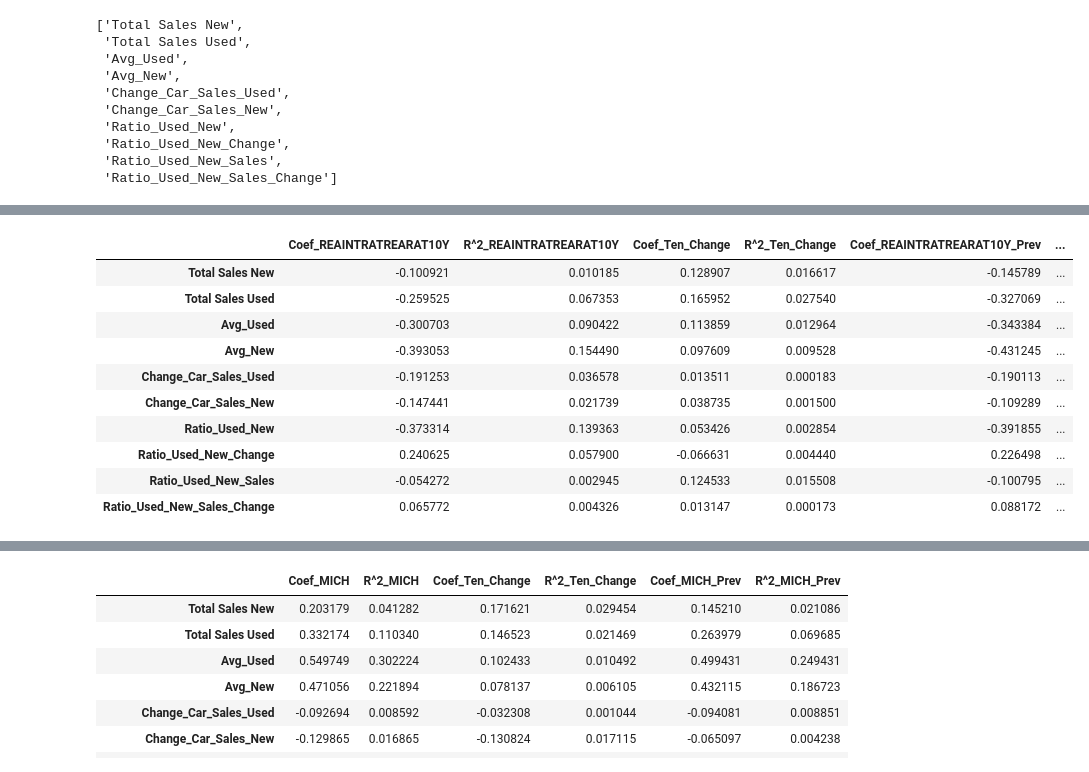
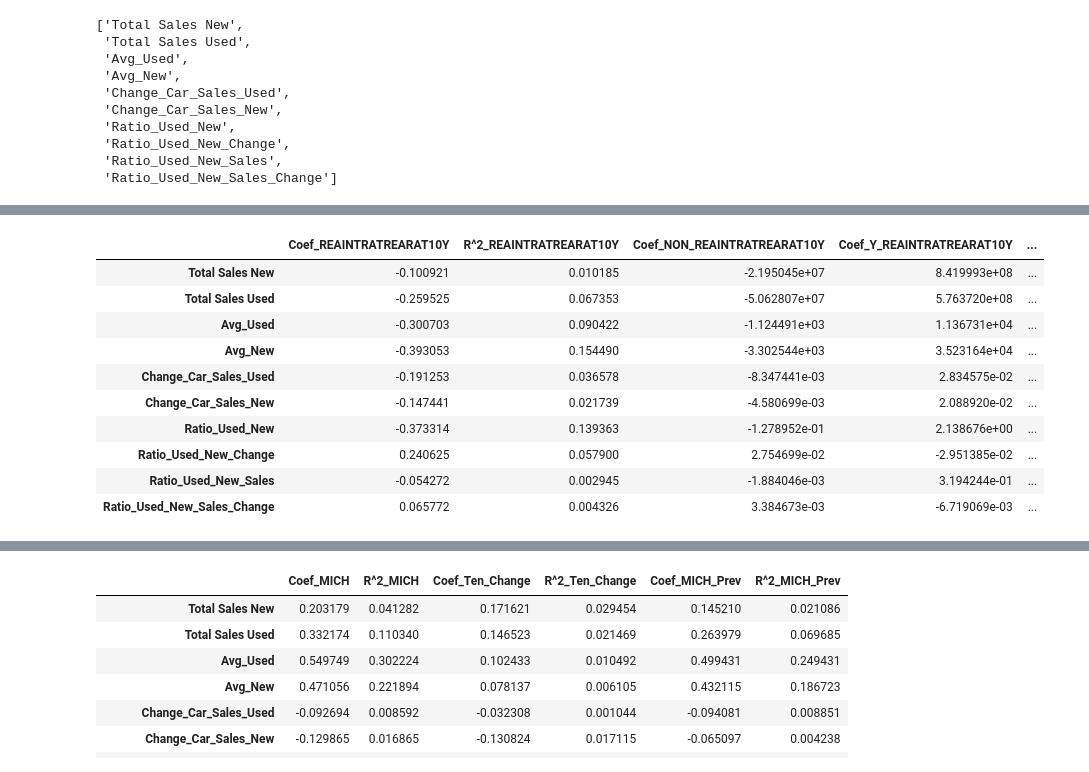
Before and after one commit to evanbruno617/Car_Sales, a Jupyter notebook: linear_regression.ipynb, the cells around one changed output, grey strips where cells are left out. Cells and saved outputs as stored; diff of their text form; code cells hidden in the pictures.

```diff
--- a/linear_regression.ipynb
+++ b/linear_regression.ipynb
@@ -47,7 +47,7 @@ items
  'Ratio_Used_New_Sales',
  'Ratio_Used_New_Sales_Change']
 # %%
-testing = ['UNRATE', 'Ten_Change', 'UNRATE_Prev']
+testing = ['UNRATE','UNRATE_Prev']
 
 results = {}
 
@@ -88,6 +88,21 @@ for test in testing:
         results[item][f'Coef_{test}'] = model.coef_[0][0]
         results[item][f'R^2_{test}'] = r2_score(y, y_pred)
 
+        X = final_df[test].values.reshape(-1,1)
+
+        y = final_df[item]
+
+        model = LinearRegression()
+
+        model.fit(X, y)
+
+        y_pred = model.predict(X)
+
+        results[item][f'Coef_NON_{test}'] = model.coef_[0]
+
+        results[item][f'Coef_Y_{test}'] = model.intercept_
+
+
         # displays coef and R^2
 
 pd.DataFrame.from_dict(results, orient='index')
@@ -106,5 +121,5 @@ pd.DataFrame.from_dict(results, orient='index')
 # %%
-testing = ['REAINTRATREARAT10Y', 'Ten_Change', 'REAINTRATREARAT10Y_Prev']
+testing = ['REAINTRATREARAT10Y', 'REAINTRATREARAT10Y_Prev']
 
 results = {}
 
@@ -122,44 +137,58 @@ for test in testing:
     for row, i in sales.iterrows():
         date = f"{i['Year ']}-{i['Num_Month']}-01"
 
         dates.append(date)
 
     sales['DATE'] = dates
 
     ten_year = pd.read_csv('Ten_Year.csv')
 
     final_df = pd.merge(ten_year, sales, on='DATE')
 
     for item in items:
 
         X = data_scaler.fit_transform(final_df[test].values.reshape(-1,1))
 
         y = data_scaler.fit_transform(final_df[item].values.reshape(-1,1))
 
         model = LinearRegression()
 
         model.fit(X, y)
 
         y_pred = model.predict(X)
 
         results[item][f'Coef_{test}'] = model.coef_[0][0]
         results[item][f'R^2_{test}'] = r2_score(y, y_pred)
 
+        X = final_df[test].values.reshape(-1,1)
+
+        y = final_df[item]
+
+        model = LinearRegression()
+
+        model.fit(X, y)
+
+        y_pred = model.predict(X)
+
+        results[item][f'Coef_NON_{test}'] = model.coef_[0]
+
+        results[item][f'Coef_Y_{test}'] = model.intercept_
+
         # displays coef and R^2
 
 pd.DataFrame.from_dict(results, orient='index')
 # %% [output]
-|  | Coef_REAINTRATREARAT10Y | R^2_REAINTRATREARAT10Y | Coef_Ten_Change | R^2_Ten_Change | Coef_REAINTRATREARAT10Y_Prev | ... |
-| Total Sales New | -0.100921 | 0.010185 | 0.128907 | 0.016617 | -0.145789 | ... |
-| Total Sales Used | -0.259525 | 0.067353 | 0.165952 | 0.027540 | -0.327069 | ... |
-| Avg_Used | -0.300703 | 0.090422 | 0.113859 | 0.012964 | -0.343384 | ... |
-| Avg_New | -0.393053 | 0.154490 | 0.097609 | 0.009528 | -0.431245 | ... |
-| Change_Car_Sales_Used | -0.191253 | 0.036578 | 0.013511 | 0.000183 | -0.190113 | ... |
-| Change_Car_Sales_New | -0.147441 | 0.021739 | 0.038735 | 0.001500 | -0.109289 | ... |
-| Ratio_Used_New | -0.373314 | 0.139363 | 0.053426 | 0.002854 | -0.391855 | ... |
-| Ratio_Used_New_Change | 0.240625 | 0.057900 | -0.066631 | 0.004440 | 0.226498 | ... |
-| Ratio_Used_New_Sales | -0.054272 | 0.002945 | 0.124533 | 0.015508 | -0.100795 | ... |
-| Ratio_Used_New_Sales_Change | 0.065772 | 0.004326 | 0.013147 | 0.000173 | 0.088172 | ... |
+|  | Coef_REAINTRATREARAT10Y | R^2_REAINTRATREARAT10Y | Coef_NON_REAINTRATREARAT10Y | Coef_Y_REAINTRATREARAT10Y | ... |
+| Total Sales New | -0.100921 | 0.010185 | -2.195045e+07 | 8.419993e+08 | ... |
+| Total Sales Used | -0.259525 | 0.067353 | -5.062807e+07 | 5.763720e+08 | ... |
+| Avg_Used | -0.300703 | 0.090422 | -1.124491e+03 | 1.136731e+04 | ... |
+| Avg_New | -0.393053 | 0.154490 | -3.302544e+03 | 3.523164e+04 | ... |
+| Change_Car_Sales_Used | -0.191253 | 0.036578 | -8.347441e-03 | 2.834575e-02 | ... |
+| Change_Car_Sales_New | -0.147441 | 0.021739 | -4.580699e-03 | 2.088920e-02 | ... |
+| Ratio_Used_New | -0.373314 | 0.139363 | -1.278952e-01 | 2.138676e+00 | ... |
+| Ratio_Used_New_Change | 0.240625 | 0.057900 | 2.754699e-02 | -2.951385e-02 | ... |
+| Ratio_Used_New_Sales | -0.054272 | 0.002945 | -1.884046e-03 | 3.194244e-01 | ... |
+| Ratio_Used_New_Sales_Change | 0.065772 | 0.004326 | 3.384673e-03 | -6.719069e-03 | ... |
 # %%
 # Sticky price CPI incorporate expectations about future inflation
 
```
Also changed, not shown: parts of 9 cells of this notebook, 25 other files.
